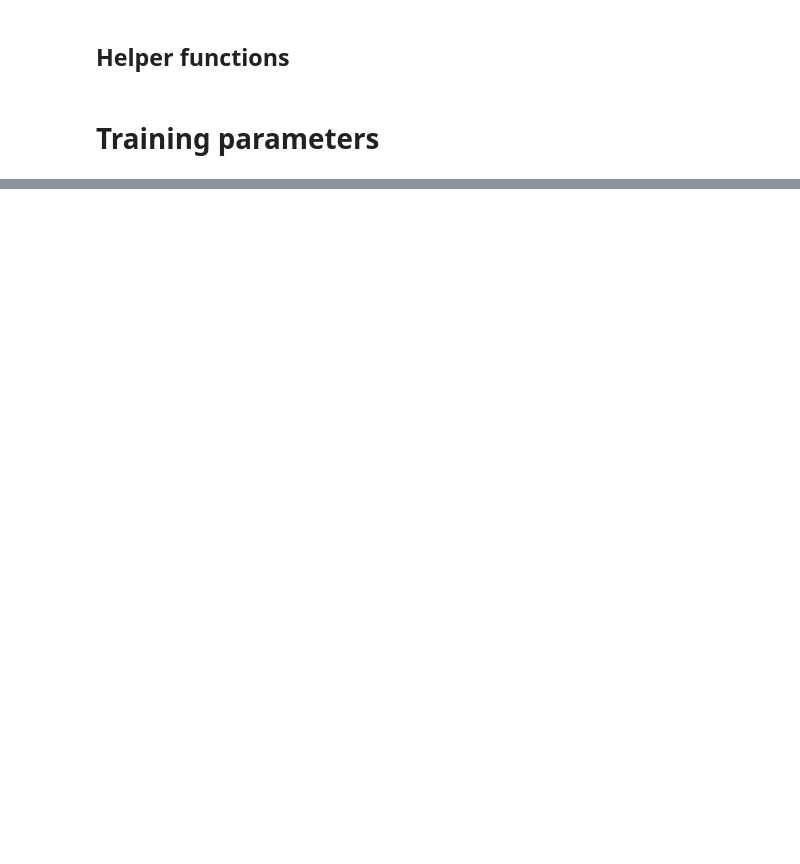
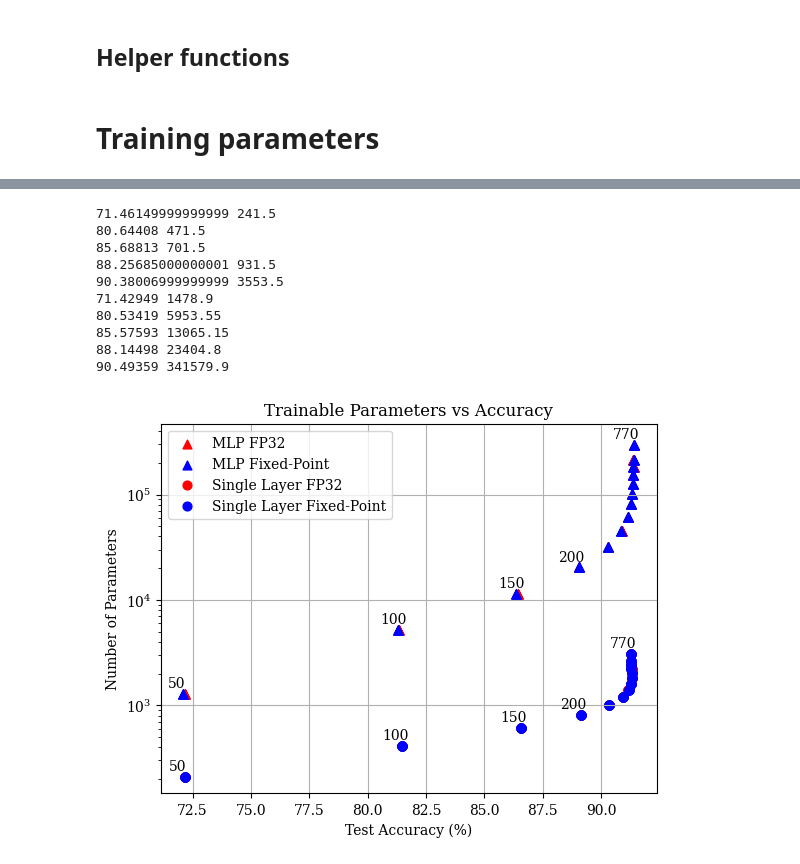
Before and after one commit to fastmachinelearning/ml-quantum-readout, a Jupyter notebook: notebooks/design_space_exploration.ipynb, the cells around one changed output, grey strips where cells are left out. Drawn from its saved outputs; the diff is of its cells as text; code cells hidden in the pictures; blank space fills up the shorter version.

Commit message:
Update plotting

```diff
--- a/notebooks/design_space_exploration.ipynb
+++ b/notebooks/design_space_exploration.ipynb
@@ -167,13 +171,13 @@ def log_metrics(model, model_type, window_start, window_end, experiment_number,
     print(f'Number of zero parameters: {zero_params_count}')
 
     # save to file
-    with open('notebook_dse.txt', 'a') as file:
+    with open('notebook_06102024.txt', 'a') as file:
         quantize = 1 if quantize == True else 0
         prune = 1 if prune == True else 0
         run_results = f'{model_type}_{window_start}_{window_end}, {experiment_number}, {quantize}, {prune}, {window_start}, {window_end}, {train_acc}, {test_acc}, {model_params_count}, {zero_params_count}\n'
         file.write(run_results)
 
-def evaluate_model(model, checkpoint_exp_filename, history, X_train, y_train, X_test, y_test):
+def evaluate_model(model, checkpoint_exp_filename, history, prune, X_train, y_train, X_test, y_test):
     if prune == True:
         model = strip_pruning(model)
 
@@ -335,0 +300,4 @@ Number of zero parameters: 0
+# %%
+# df = pd.read_csv('../dse-run2.txt', delimiter=',', names=['Model Type', 'Run', 'Quantized', 'Pruned', 'Window Start', 'Window End', 'Train Accuracy', 'Test Accuracy', 'Parameters', 'Zero Parameters'])
+df = pd.read_csv('./notebook_dse.txt', delimiter=',', names=['Model Type', 'Run', 'Quantized', 'Pruned', 'Window Start', 'Window End', 'Train Accuracy', 'Test Accuracy', 'Parameters', 'Zero Parameters'])
+df
@@ -335,0 +371,57 @@ Number of zero parameters: 0
+# %%
+single_acc = np.array(single_acc)*100
+single_acc_q = np.array(single_acc_q)*100
+mlp_acc = np.array(mlp_acc)*100
+mlp_acc_q = np.array(mlp_acc_q)*100
+# %%
+plt.rcParams['font.family'] = 'serif'
+size = 40
+alpha = 1
+# %%
+plt.figure()
+
+plt.scatter(mlp_acc, mlp_params, marker='^', color='red', label='MLP FP32', s=size, alpha=alpha)
+plt.scatter(mlp_acc_q, mlp_params_q, marker='^', color='blue', label='MLP Fixed-Point', s=size, alpha=alpha)
+plt.scatter(single_acc, single_params, color='red', label='Single Layer FP32', s=size, alpha=alpha)
+plt.scatter(single_acc_q, single_params_q, color='blue', label='Single Layer Fixed-Point', s=size, alpha=alpha)
+
+acc_shift = 0.01
+param_shift = 0.15
+for idx in [0, 6, 12, 18, -1]:
+    acc = single_acc[idx] - (single_acc[idx]*acc_shift)
+    params = single_params[idx] + (single_params[idx]*param_shift)
+    print(acc, params)
+    plt.annotate(single_window_size[idx], (acc, params))
+
+for idx in [0, 6, 12, 18, -1]:
+    acc = mlp_acc[idx] - (mlp_acc[idx]*acc_shift)
+    params = mlp_params[idx] + (mlp_params[idx]*param_shift)
+    print(acc, params)
+    plt.annotate(mlp_window_size[idx], (acc, params))
+
+
+plt.grid()
+plt.legend()
+plt.yscale('log')
+# increase ylim max so text doesn't get cut off
+ax = plt.gca()
+y_limits = ax.get_ylim()
+y_max = y_limits[1] + (y_limits[1]*0.1)
+ax.set_ylim((ax.get_ylim()[0], y_max))
+# plt.tight_layout()
+plt.xlabel('Test Accuracy (%)')
+plt.ylabel('Number of Parameters')
+plt.title('Trainable Parameters vs Accuracy')
+plt.savefig('../images/dse_params_vs_acc.pdf')
+# %% [output]
+71.46149999999999 241.5
+80.64408 471.5
+85.68813 701.5
+88.25685000000001 931.5
+90.38006999999999 3553.5
+71.42949 1478.9
+80.53419 5953.55
+85.57593 13065.15
+88.14498 23404.8
+90.49359 341579.9
+[figure, added]
```
Also changed, not shown: parts of 12 cells of this notebook.
